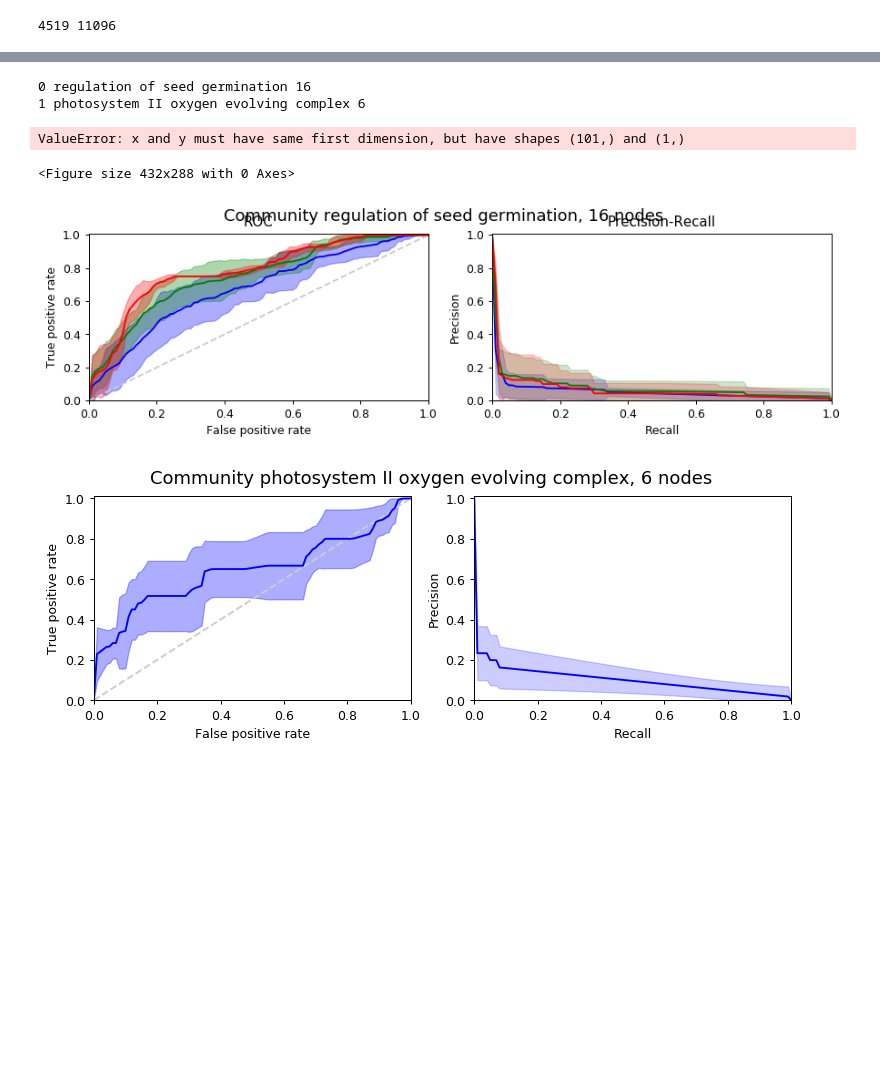
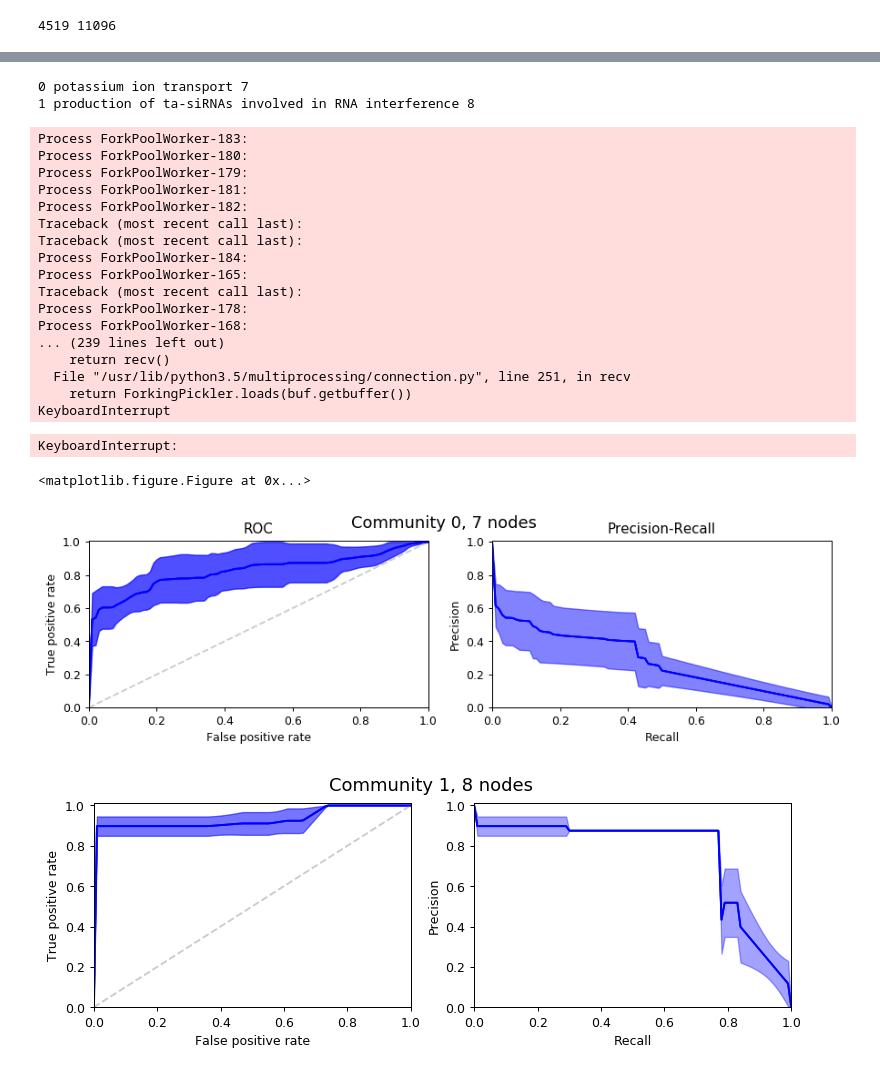
Before and after one commit to SBRCNottingham/cluster_query_tool, a Jupyter notebook: notebooks/Arabidopsis_ppi.ipynb, the cells around one changed output, grey strips where cells are left out. Cells and saved outputs as stored; diff of their text form; code cells hidden in the pictures; blank space fills up the shorter version.

```diff
--- a/notebooks/Arabidopsis_ppi.ipynb
+++ b/notebooks/Arabidopsis_ppi.ipynb
@@ -87,7 +86,7 @@ def unique_sampler(node_set, sample_size, max_samples=120):
 from scipy import interp
 
 seed_sizes = [3, 7, 13]
-samples = 10
+samples = 120
 
 color = {
     3: "b",
@@ -107,7 +106,7 @@ for c, k in enumerate(list(comms.keys())[:30]):
     fig, axes = plt.subplots(nrows=1, ncols=2)
     fig.set_dpi(90)
     fig.set_size_inches(10, 3)
-    fig.suptitle("Community {}, {} nodes".format(k, len(comms[k])), fontsize="x-large")
+    fig.suptitle("Community {}, {} nodes".format(c, len(comms[k])), fontsize="x-large")
 
     if c not in auc_scores:
         auc_scores[c] = dict()
@@ -130,9 +129,9 @@ for c, k in enumerate(list(comms.keys())[:30]):
     axes[0].plot(np.linspace(0,1,100), np.linspace(0,1,100), '--', color="#cccccc")
 
 
-    for seed_size in seed_sizes:
-        s = seed_size
-        if seed_size not in auc_scores[c]:
+    for s in seed_sizes:
+
+        if s not in auc_scores[c]:
             auc_scores[c][s] = []
             app_scores[c][s] = []
 
@@ -167,42 +166,59 @@ for c, k in enumerate(list(comms.keys())[:30]):
                 presc.append(tpr)
 
             tprs = np.array(tprs)
             mean_tprs = tprs.mean(axis=0)
             std = tprs.std(axis=0)
 
             tprs_upper = np.minimum(mean_tprs + std, 1)
             tprs_lower = mean_tprs - std
 
             axes[0].plot(base_fpr, mean_tprs, color=color[seed_size])
             axes[0].fill_between(base_fpr, tprs_lower, tprs_upper,  color=color[seed_size], alpha=0.32)
 
 
             tprs = np.array(presc)
             mean_tprs = tprs.mean(axis=0)
             std = tprs.std(axis=0)
 
             tprs_upper = np.minimum(mean_tprs + std, 1)
             tprs_lower = mean_tprs - std
 
             axes[1].plot(base_pr, mean_tprs, color=color[seed_size])
             axes[1].fill_between(base_fpr, tprs_lower, tprs_upper, color=color[seed_size], alpha=0.2)
 
 
     axes[0].set_title('ROC')#, mean AUC={:.2f}'.format(np.mean(auc_scores[c])))
 
     axes[1].set_title('Precision-Recall')# mean AP={:.2f}'.format(np.mean(app_scores[c])))
 
     plt.tight_layout()
-    fig.savefig('figs/arabidopsis_ppi_roc_prc_{}.eps'.format(k))
-    fig.savefig('figs/arabidopsis_ppi_roc_prc_{}.svg'.format(k))
-    fig.savefig('figs/arabidopsis_ppi_roc_prc_{}.png'.format(k))
+    fig.savefig('figs/arabidopsis_ppi_roc_prc.eps')
+    fig.savefig('figs/arabidopsis_ppi_roc_prc.svg')
+    fig.savefig('figs/arabidopsis_ppi_roc_prc.png')
 # %% [output]
-0 regulation of seed germination 16
-1 photosystem II oxygen evolving complex 6
+0 potassium ion transport 7
+1 production of ta-siRNAs involved in RNA interference 8
-ValueError: x and y must have same first dimension, but have shapes (101,) and (1,)
+Process ForkPoolWorker-183:
+Process ForkPoolWorker-180:
+Process ForkPoolWorker-179:
+Process ForkPoolWorker-181:
+Process ForkPoolWorker-182:
+Traceback (most recent call last):
+Traceback (most recent call last):
+Process ForkPoolWorker-184:
+Process ForkPoolWorker-165:
+Traceback (most recent call last):
+Process ForkPoolWorker-178:
+Process ForkPoolWorker-168:
+... (239 lines left out)
+    return recv()
+  File "/usr/lib/python3.5/multiprocessing/connection.py", line 251, in recv
+    return ForkingPickler.loads(buf.getbuffer())
+KeyboardInterrupt
-<Figure size 432x288 with 0 Axes>
+KeyboardInterrupt:
+<matplotlib.figure.Figure at 0x...>
-[figure, old version]
+[figure, new version]
-[figure, old version]
+[figure, new version]
 # %%
 from joblib import Parallel, delayed
 from sklearn.metrics import roc_auc_score, roc_curve, auc
```
Also changed, not shown: parts of 11 cells of this notebook, 6 other files.
